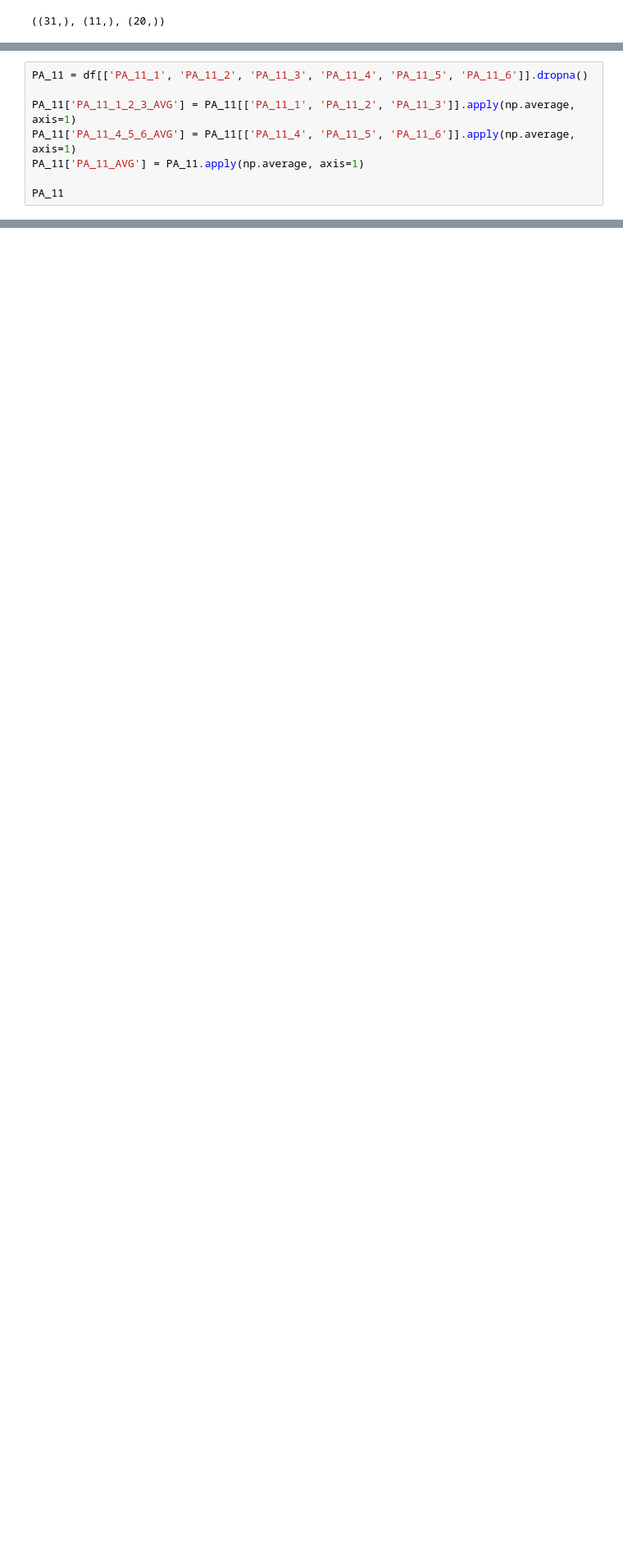
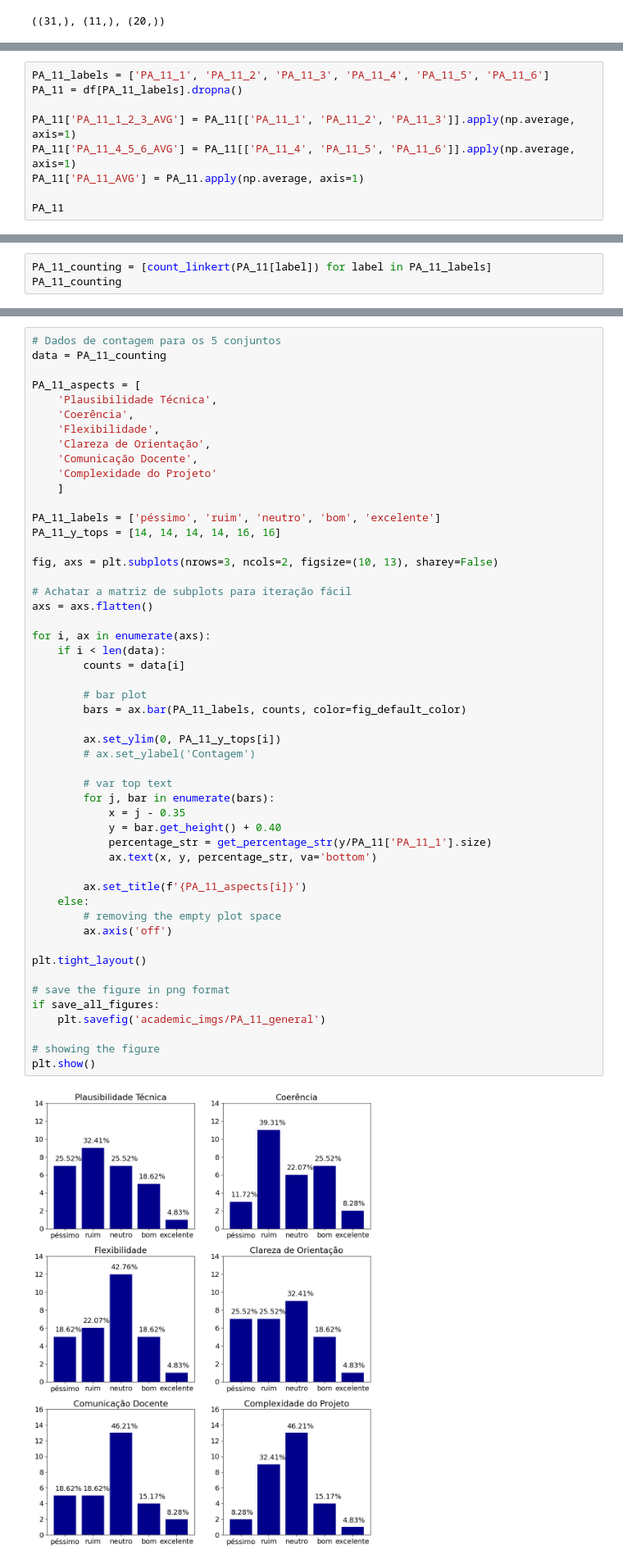
Before and after one commit to henriqueedu2001/pcs3635-health-research-data-analysis, a Jupyter notebook: analisys.ipynb, the cells around one changed output, grey strips where cells are left out. Shown at 82% size. Saved outputs shown, nothing was run; the diff lists cells and outputs as text; blank space fills up the shorter version.

```diff
--- a/analisys.ipynb
+++ b/analisys.ipynb
@@ -2052,7 +2052,8 @@ Numa escala de 1 a 5, como você avalia a especificação de requisitos do proje
 - **PA_11_5** comunicação dos docentes
 - **PA_11_6** complexidade do projeto, de forma geral
 # %%
-PA_11 = df[['PA_11_1', 'PA_11_2', 'PA_11_3', 'PA_11_4', 'PA_11_5', 'PA_11_6']].dropna()
+PA_11_labels = ['PA_11_1', 'PA_11_2', 'PA_11_3', 'PA_11_4', 'PA_11_5', 'PA_11_6']
+PA_11 = df[PA_11_labels].dropna()
 
 PA_11['PA_11_1_2_3_AVG'] = PA_11[['PA_11_1', 'PA_11_2', 'PA_11_3']].apply(np.average, axis=1)
 PA_11['PA_11_4_5_6_AVG'] = PA_11[['PA_11_4', 'PA_11_5', 'PA_11_6']].apply(np.average, axis=1)
@@ -2096,3 +2097,6 @@ pd.DataFrame(PA_11_resume)
 | 3 | PA_11_4 | 2.517241 |
 | 4 | PA_11_5 | 2.758621 |
 | 5 | PA_11_6 | 2.758621 |
+# %%
+PA_11_counting = [count_linkert(PA_11[label]) for label in PA_11_labels]
+PA_11_counting
@@ -2098,0 +2110,53 @@ pd.DataFrame(PA_11_resume)
+# %%
+# Dados de contagem para os 5 conjuntos
+data = PA_11_counting
+
+PA_11_aspects = [
+    'Plausibilidade Técnica',
+    'Coerência',
+    'Flexibilidade',
+    'Clareza de Orientação',
+    'Comunicação Docente',
+    'Complexidade do Projeto'
+    ]
+
+PA_11_labels = ['péssimo', 'ruim', 'neutro', 'bom', 'excelente']
+PA_11_y_tops = [14, 14, 14, 14, 16, 16]
+
+fig, axs = plt.subplots(nrows=3, ncols=2, figsize=(10, 13), sharey=False)
+
+# Achatar a matriz de subplots para iteração fácil
+axs = axs.flatten()
+
+for i, ax in enumerate(axs):
+    if i < len(data):
+        counts = data[i]
+
+        # bar plot
+        bars = ax.bar(PA_11_labels, counts, color=fig_default_color)
+
+        ax.set_ylim(0, PA_11_y_tops[i])
+        # ax.set_ylabel('Contagem')
+
+        # var top text
+        for j, bar in enumerate(bars):
+            x = j - 0.35
+            y = bar.get_height() + 0.40
+            percentage_str = get_percentage_str(y/PA_11['PA_11_1'].size)
+            ax.text(x, y, percentage_str, va='bottom')
+
+        ax.set_title(f'{PA_11_aspects[i]}')
+    else:
+        # removing the empty plot space
+        ax.axis('off')
+
+plt.tight_layout()
+
+# save the figure in png format
+if save_all_figures:
+    plt.savefig('academic_imgs/PA_11_general')
+
+# showing the figure
+plt.show()
+# %% [output]
+[figure, added]
```
Also changed, not shown: parts of 40 cells of this notebook.
